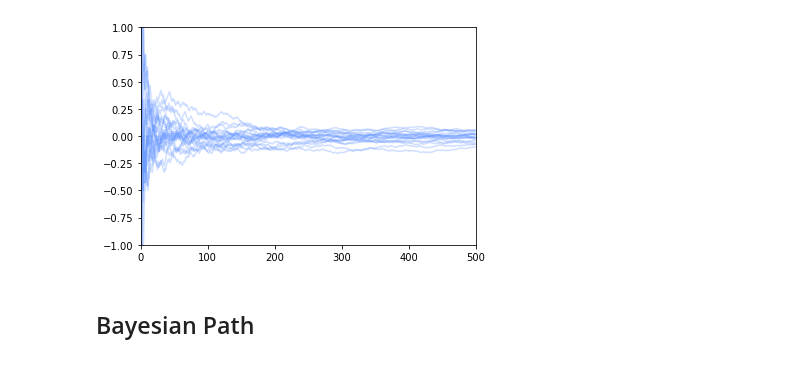
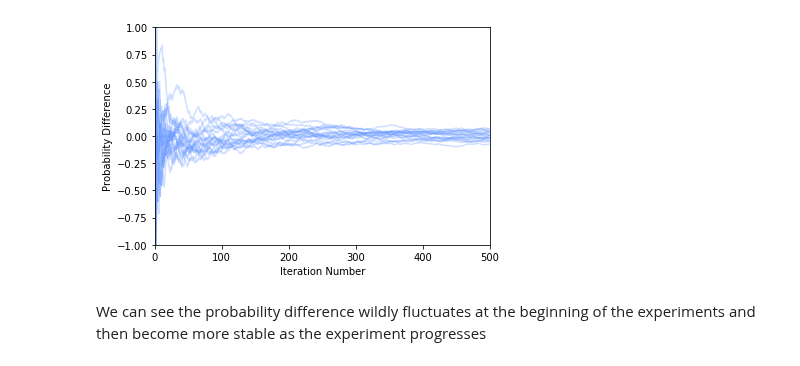
Before and after one commit to harpalsahota/DataScience, a Jupyter notebook: AB_testing/estimation_paths.ipynb, the cells around one changed output. Drawn from its saved outputs; the diff is of its cells as text; code cells hidden in the pictures.

Commit message:
added bayesian paths and documentations

```diff
--- a/AB_testing/estimation_paths.ipynb
+++ b/AB_testing/estimation_paths.ipynb
@@ -8,19 +16,23 @@ import numpy as np
+# %%
+n_iterations = 500
+x = np.arange(n_iterations)
 # %%
-n_samples = 500
+n_iterations = 500
 for _ in range(20):
-    x = np.random.binomial(1, 0.5, n_samples)
+    tosses = np.random.binomial(1, 0.5, n_iterations)
     difference = np.array([])
-    for i, val in enumerate(x):
-
-        prob_head = np.sum(x[:i + 1]) / len(x[:i + 1])
+    for i, val in enumerate(tosses):
+        prob_head = np.sum(tosses[:i + 1]) / len(tosses[:i + 1])
         prob_differnce = prob_head - (1 - prob_head)
         difference = np.append(difference, [prob_differnce])
-    plt.plot(np.arange(n_samples), difference, 'k', alpha=0.3, color='#6596ff')
+    plt.plot(x, difference, 'k', alpha=0.3, color='#6596ff')
 
 plt.ylim([-1, 1])
 plt.xlim([0, n_samples])
+plt.xlabel('Iteration Number')
+plt.ylabel('Probability Difference')
 plt.show()
 # %% [output]
-[figure, old version]
+[figure, new version]
-# %% [markdown]
-## Bayesian Path
+# %% [markdown]
+We can see the probability difference wildly fluctuates at the beginning of the experiments and then become more stable as the experiment progresses
```
Also changed, not shown: parts of 21 cells of this notebook.
